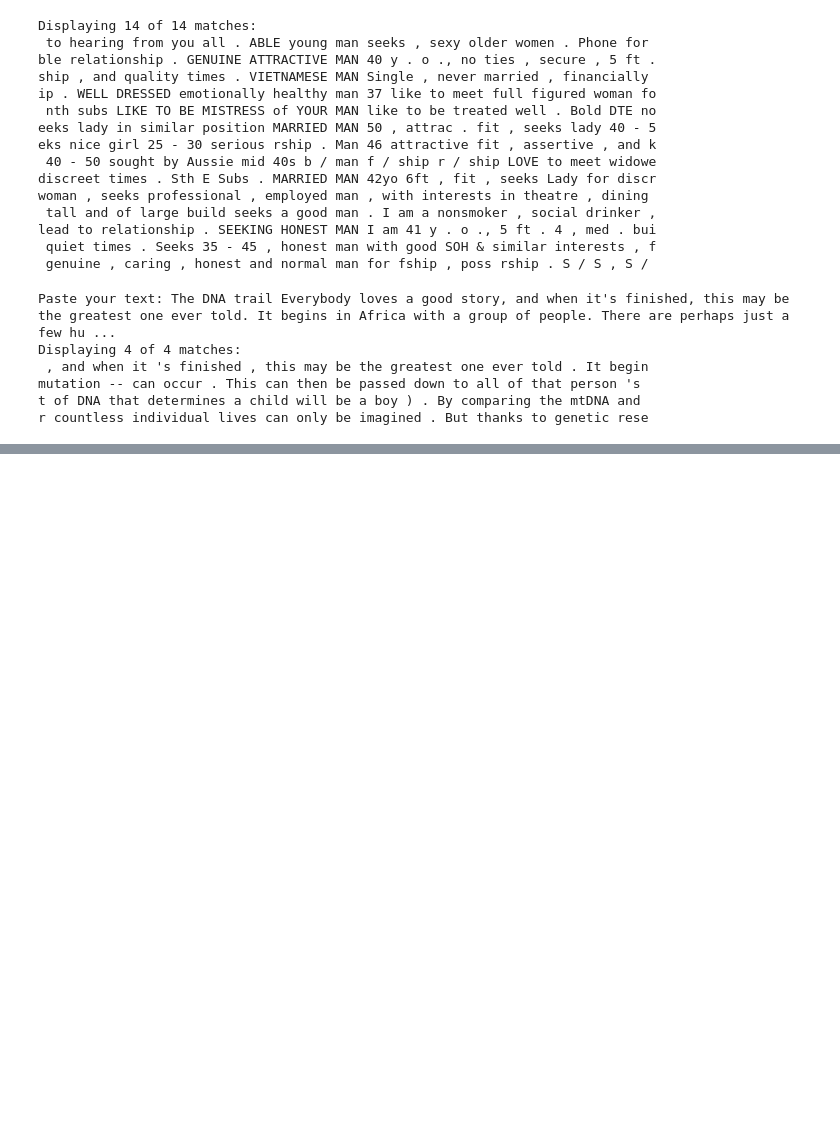
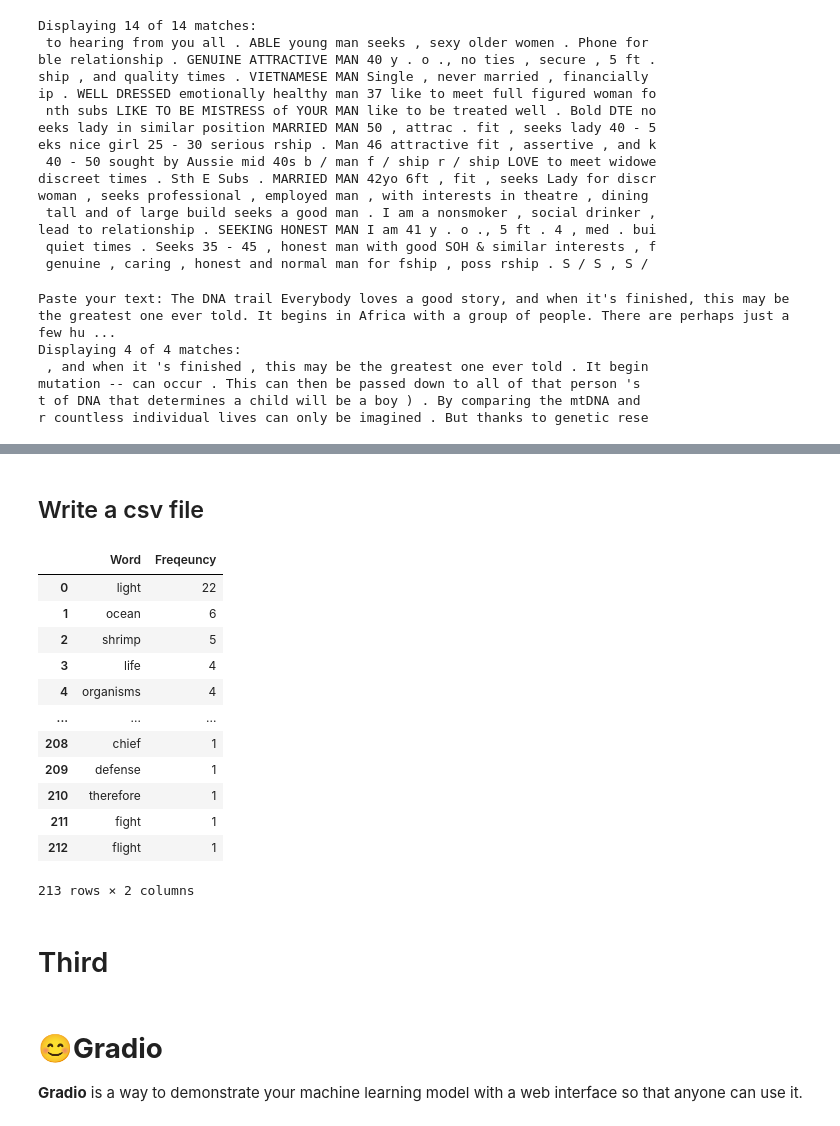
Before and after one commit to Minbbangi/DL23, a Jupyter notebook: Untitled3.ipynb, the cells around one changed output, grey strips where cells are left out. Drawn from its saved outputs; the diff is of its cells as text; code cells hidden in the pictures; blank space fills up the shorter version.

```diff
--- a/Untitled3.ipynb
+++ b/Untitled3.ipynb
@@ -322,0 +468,2 @@ r countless individual lives can only be imagined . But thanks to genetic rese
+# %% [markdown]
+## Write a csv file
@@ -322,0 +481,25 @@ r countless individual lives can only be imagined . But thanks to genetic rese
+# %%
+import pandas as pd
+
+df = pd.read_csv("Ch02_wordlist.csv")
+df
+# %% [output]
+|  | Word | Freqeuncy |
+| 0 | light | 22 |
+| 1 | ocean | 6 |
+| 2 | shrimp | 5 |
+| 3 | life | 4 |
+| 4 | organisms | 4 |
+| ... | ... | ... |
+| 208 | chief | 1 |
+| 209 | defense | 1 |
+| 210 | therefore | 1 |
+| 211 | fight | 1 |
+| 212 | flight | 1 |
+213 rows × 2 columns
+# %% [markdown]
+# Third
+# %% [markdown]
+# 😊**Gradio**
+
+**Gradio** is a way to demonstrate your machine learning model with a web interface so that anyone can use it.
```
Also changed, not shown: parts of 37 cells of this notebook.
